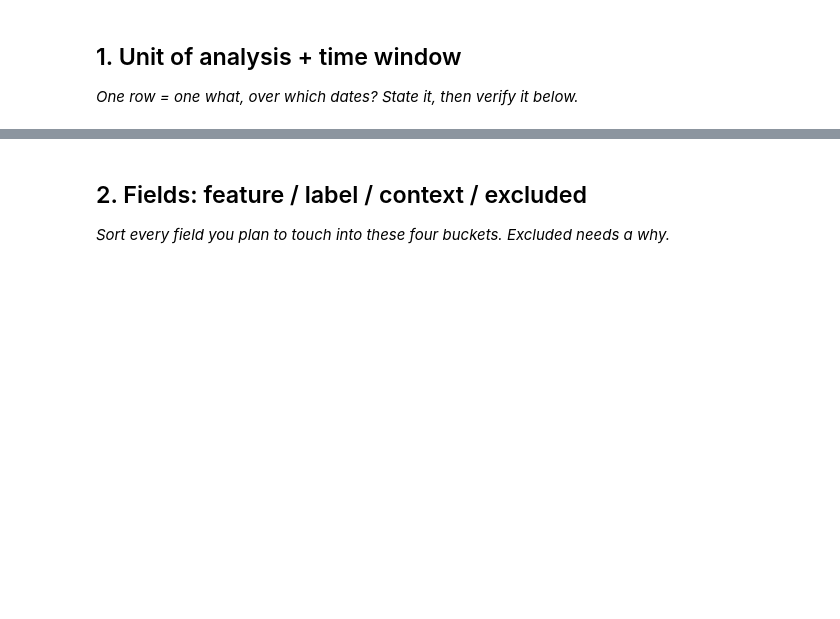
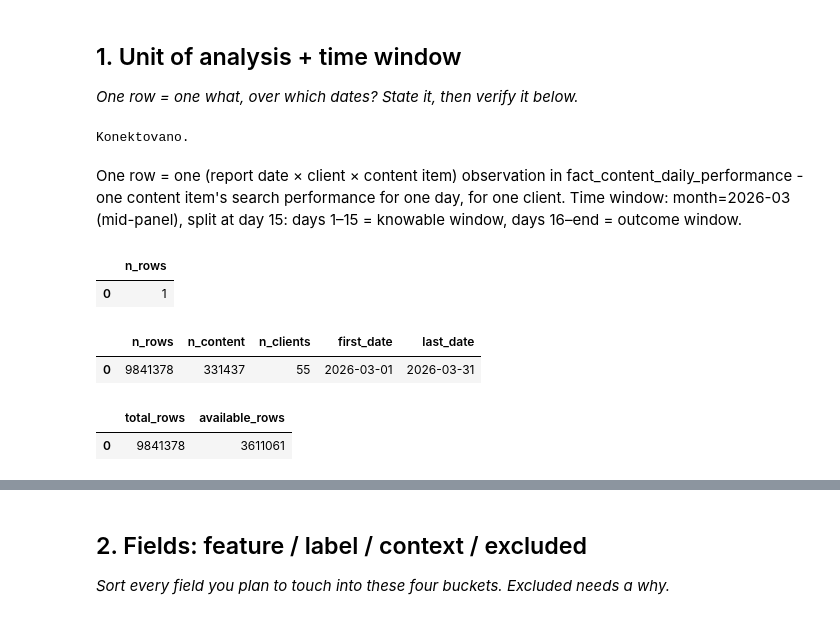
Before and after one commit to alemjarebica-cloud/ML-flyrank-AlemJ, a Jupyter notebook: work/notebooks/w03_data_contract.ipynb, the cells around one changed output, grey strips where cells are left out. Saved outputs shown, nothing was run; the diff lists cells and outputs as text; code cells hidden in the pictures; blank space fills up the shorter version.

```diff
--- a/work/notebooks/w03_data_contract.ipynb
+++ b/work/notebooks/w03_data_contract.ipynb
@@ -15,0 +13,62 @@ This skeleton is yours to fill. Work the sections **in order** — each one has
+# %%
+import duckdb
+from google.colab import userdata
+
+HF_TOKEN = userdata.get("HF_TOKEN")
+
+con = duckdb.connect()
+con.execute("INSTALL httpfs;")
+con.execute("LOAD httpfs;")
+con.execute(f"CREATE SECRET hf_token (TYPE huggingface, TOKEN '{HF_TOKEN}')")
+
+print("Konektovano.")
+# %% [output]
+Konektovano.
+# %% [markdown]
+One row = one (report date × client × content item) observation in fact_content_daily_performance - one content item's search performance for one day, for one client. Time window: month=2026-03 (mid-panel), split at day 15: days 1–15 = knowable window, days 16–end = outcome window.
+# %%
+# This cell is for CODE (numbers, a query, a check).
+# Write your text answer in the cell ABOVE this one — typing sentences here breaks Run All.
+rel = "hf://datasets/FlyRank/internship-warehouse"
+DATE_COL         = "report_date"
+CLIENT_COL       = "client_hash_id"
+CONTENT_COL      = "content_hash_id"
+POSITION_COL     = "gsc_avg_position"
+CLICKS_COL       = "gsc_clicks"
+IMPRESSIONS_COL  = "gsc_impressions"
+AVAILABILITY_COL = "gsc_data_available"
+MONTH = "2026-03"
+
+sample = con.sql(f"""
+    SELECT {CONTENT_COL}, {CLIENT_COL}, {DATE_COL}
+    FROM read_parquet('{rel}/fact_content_daily_performance/month={MONTH}/*.parquet')
+    LIMIT 1
+""").df().iloc[0]
+
+con.sql(f"""
+    SELECT COUNT(*) AS n_rows
+    FROM read_parquet('{rel}/fact_content_daily_performance/month={MONTH}/*.parquet')
+    WHERE {CONTENT_COL}='{sample[CONTENT_COL]}' AND {CLIENT_COL}='{sample[CLIENT_COL]}' AND {DATE_COL}=DATE '{sample[DATE_COL]}'
+""").df()
+# %% [output]
+|  | n_rows |
+| 0 | 1 |
+# %%
+con.sql(f"""
+    SELECT COUNT(*) AS n_rows, COUNT(DISTINCT {CONTENT_COL}) AS n_content,
+           COUNT(DISTINCT {CLIENT_COL}) AS n_clients,
+           MIN({DATE_COL}) AS first_date, MAX({DATE_COL}) AS last_date
+    FROM read_parquet('{rel}/fact_content_daily_performance/month={MONTH}/*.parquet')
+""").df()
+# %% [output]
+|  | n_rows | n_content | n_clients | first_date | last_date |
+| 0 | 9841378 | 331437 | 55 | 2026-03-01 | 2026-03-31 |
+# %%
+con.sql(f"""
+    SELECT COUNT(*) AS total_rows,
+           COUNT(*) FILTER (WHERE {AVAILABILITY_COL} IS TRUE) AS available_rows
+    FROM read_parquet('{rel}/fact_content_daily_performance/month={MONTH}/*.parquet')
+""").df()
+# %% [output]
+|  | total_rows | available_rows |
+| 0 | 9841378 | 3611061 |
```
Also changed, not shown: parts of 12 cells of this notebook.
